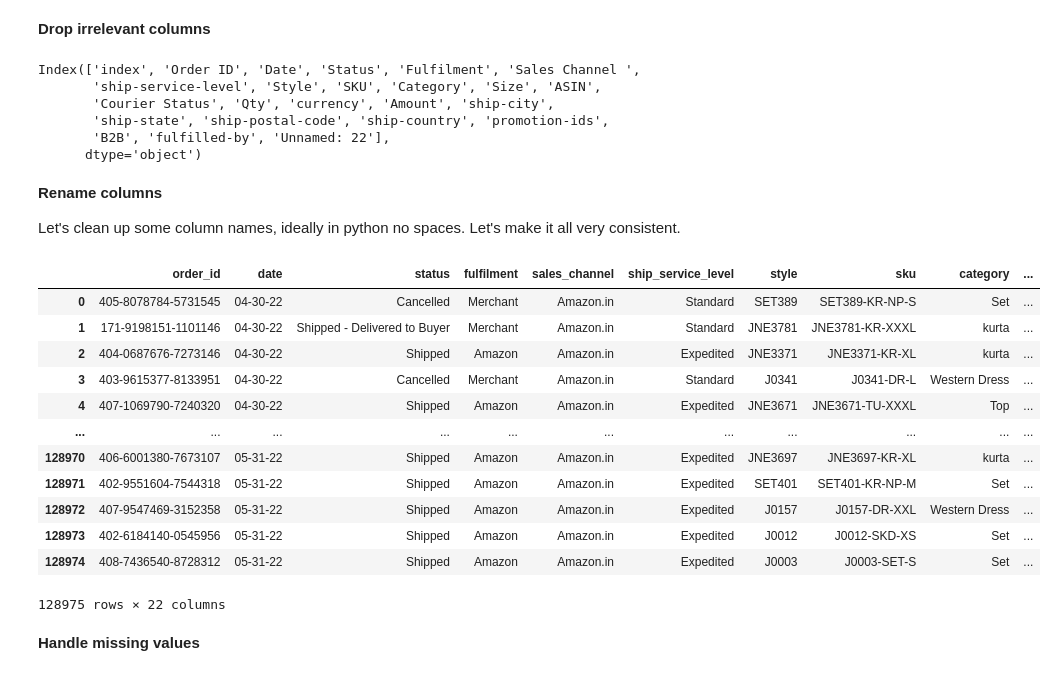
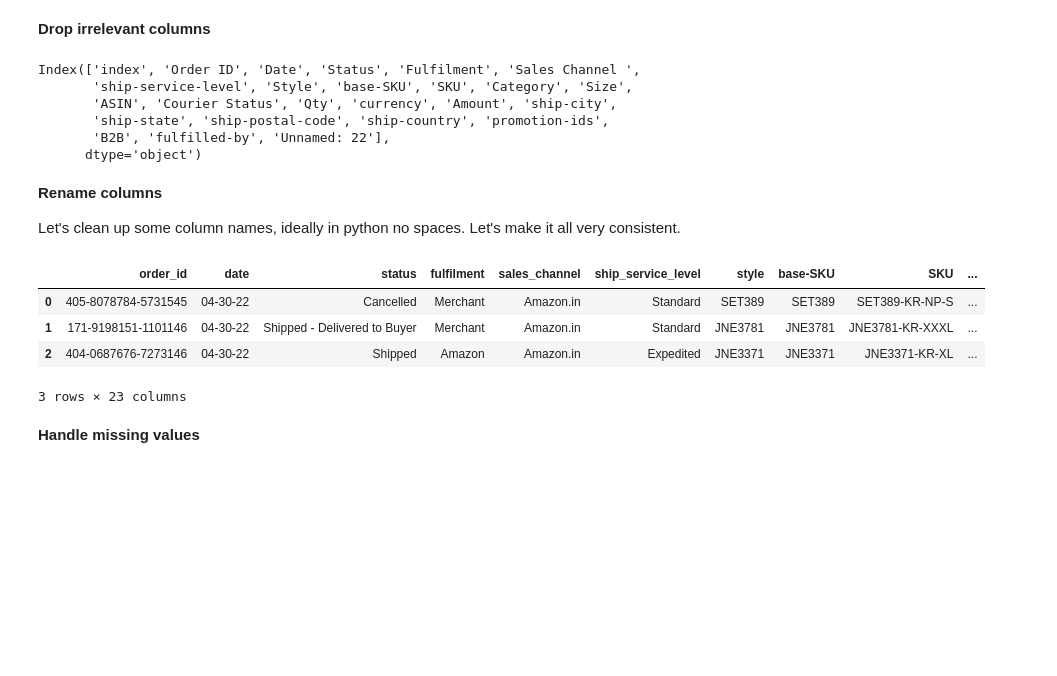
Before and after one commit to ciri/iese-dsfb-mim, a Jupyter notebook: notebooks/210-Amazon-Part-I.ipynb, the cells around one changed output. Saved outputs shown, nothing was run; the diff lists cells and outputs as text; code cells hidden in the pictures; blank space fills up the shorter version.

```diff
--- a/notebooks/210-Amazon-Part-I.ipynb
+++ b/notebooks/210-Amazon-Part-I.ipynb
@@ -34,6 +34,4 @@ Some datasets also come with a `data card`, here's the one for this dataset:
 # %%
 import pandas as pd
 
-df = pd.read_csv('../resources/tabular/AmazonsSalesReport.csv')
-
-df.head()
+df = pd.read_csv('../resources/tabular/AmazonSalesReport.csv')
@@ -74,8 +72,8 @@ df.columns # at the end there's a weird one, likely someone added one comma too
            # we also don't need this index
 # %% [output]
 Index(['index', 'Order ID', 'Date', 'Status', 'Fulfilment', 'Sales Channel ',
-       'ship-service-level', 'Style', 'SKU', 'Category', 'Size', 'ASIN',
-       'Courier Status', 'Qty', 'currency', 'Amount', 'ship-city',
+       'ship-service-level', 'Style', 'base-SKU', 'SKU', 'Category', 'Size',
+       'ASIN', 'Courier Status', 'Qty', 'currency', 'Amount', 'ship-city',
        'ship-state', 'ship-postal-code', 'ship-country', 'promotion-ids',
        'B2B', 'fulfilled-by', 'Unnamed: 22'],
       dtype='object')
@@ -88,44 +86,33 @@ Let's clean up some column names, ideally in python no spaces. Let's make it all
 # %%
 # Rename confusing column names for clarity
 df = df.rename(columns={
     'Order ID': 'order_id',
     'Date': 'date',
     'Status': 'status',
     'Fulfilment': 'fulfilment',
     'Sales Channel ': 'sales_channel',
     'ship-service-level': 'ship_service_level',
     'Style': 'style',
-    'SKU': 'sku',
     'Category': 'category',
     'Size': 'size',
-    'ASIN': 'asin',
     'Courier Status': 'courier_status',
     'Qty': 'qty',
     'currency': 'currency',
     'Amount': 'amount',
     'ship-city': 'ship_city',
     'ship-state': 'ship_state',
     'ship-postal-code': 'ship_postal_code',
     'ship-country': 'ship_country',
     'promotion-ids': 'promotion_ids',
-    'B2B': 'b2b',
     'fulfilled-by': 'fulfilled_by',
 })
-df
+df.head(3)
 # %% [output]
-|  | order_id | date | status | fulfilment | sales_channel | ship_service_level | style | sku | category | ... |
-| 0 | 405-8078784-5731545 | 04-30-22 | Cancelled | Merchant | Amazon.in | Standard | SET389 | SET389-KR-NP-S | Set | ... |
-| 1 | 171-9198151-1101146 | 04-30-22 | Shipped - Delivered to Buyer | Merchant | Amazon.in | Standard | JNE3781 | JNE3781-KR-XXXL | kurta | ... |
-| 2 | 404-0687676-7273146 | 04-30-22 | Shipped | Amazon | Amazon.in | Expedited | JNE3371 | JNE3371-KR-XL | kurta | ... |
-| 3 | 403-9615377-8133951 | 04-30-22 | Cancelled | Merchant | Amazon.in | Standard | J0341 | J0341-DR-L | Western Dress | ... |
-| 4 | 407-1069790-7240320 | 04-30-22 | Shipped | Amazon | Amazon.in | Expedited | JNE3671 | JNE3671-TU-XXXL | Top | ... |
-| ... | ... | ... | ... | ... | ... | ... | ... | ... | ... | ... |
-| 128970 | 406-6001380-7673107 | 05-31-22 | Shipped | Amazon | Amazon.in | Expedited | JNE3697 | JNE3697-KR-XL | kurta | ... |
-| 128971 | 402-9551604-7544318 | 05-31-22 | Shipped | Amazon | Amazon.in | Expedited | SET401 | SET401-KR-NP-M | Set | ... |
-| 128972 | 407-9547469-3152358 | 05-31-22 | Shipped | Amazon | Amazon.in | Expedited | J0157 | J0157-DR-XXL | Western Dress | ... |
-| 128973 | 402-6184140-0545956 | 05-31-22 | Shipped | Amazon | Amazon.in | Expedited | J0012 | J0012-SKD-XS | Set | ... |
-| 128974 | 408-7436540-8728312 | 05-31-22 | Shipped | Amazon | Amazon.in | Expedited | J0003 | J0003-SET-S | Set | ... |
+|  | order_id | date | status | fulfilment | sales_channel | ship_service_level | style | base-SKU | SKU | ... |
+| 0 | 405-8078784-5731545 | 04-30-22 | Cancelled | Merchant | Amazon.in | Standard | SET389 | SET389 | SET389-KR-NP-S | ... |
+| 1 | 171-9198151-1101146 | 04-30-22 | Shipped - Delivered to Buyer | Merchant | Amazon.in | Standard | JNE3781 | JNE3781 | JNE3781-KR-XXXL | ... |
+| 2 | 404-0687676-7273146 | 04-30-22 | Shipped | Amazon | Amazon.in | Expedited | JNE3371 | JNE3371 | JNE3371-KR-XL | ... |
-128975 rows × 22 columns
+3 rows × 23 columns
 # %% [markdown]
 **Handle missing values**
 # %% [markdown]
```
Also changed, not shown: parts of 36 cells of this notebook, 5 other files.
